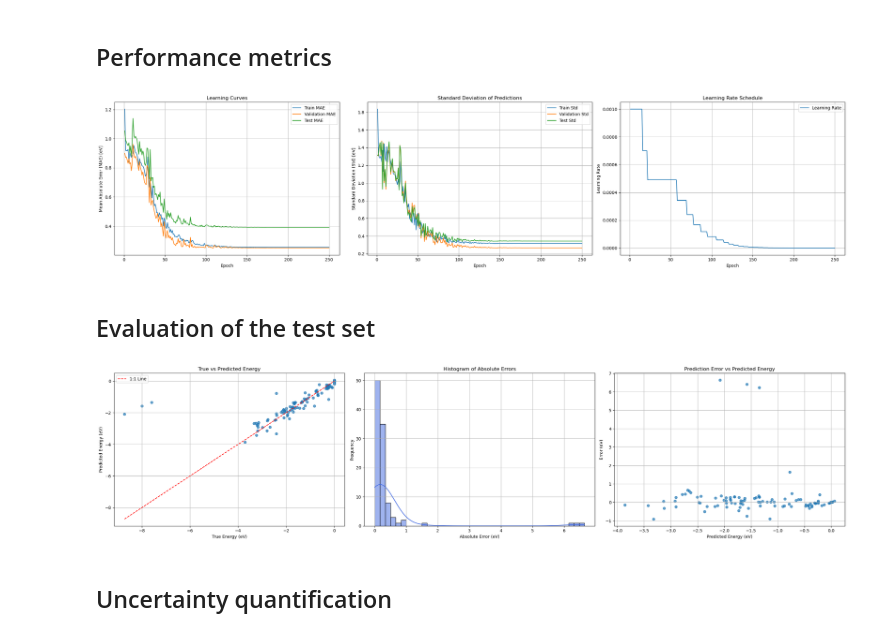
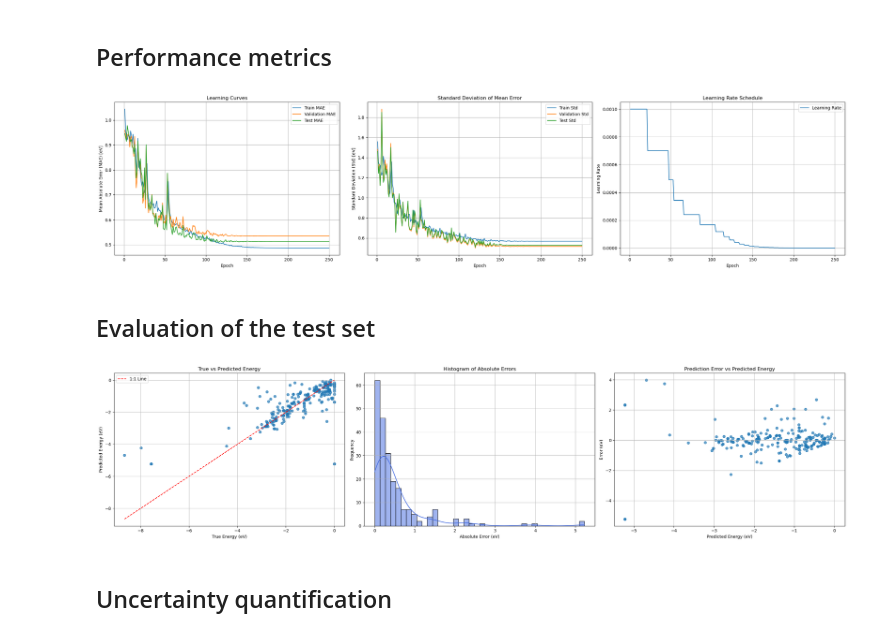
Before and after one commit to LopezGroup-ICIQ/oxides_ML, a Jupyter notebook: notebooks/ML_data_analysis.ipynb, the cells around one changed output. Saved outputs shown, nothing was run; the diff lists cells and outputs as text; code cells hidden in the pictures.

```diff
--- a/notebooks/ML_data_analysis.ipynb
+++ b/notebooks/ML_data_analysis.ipynb
@@ -6,7 +6,7 @@ import matplotlib.pyplot as plt
 import os
 
 # Load data
-directory = "firsttest/test10"
+directory = "batch_size/input"
 
 df_training     = pd.read_csv(os.path.join("/home/tvanhout/oxides_ML/models", directory , "training.csv"))
 df_train_set    = pd.read_csv(os.path.join("/home/tvanhout/oxides_ML/models", directory , "train_set.csv"))
@@ -24,35 +24,35 @@ axs[0].plot(df_training['Epoch'], df_training['Val_MAE_eV'], label='Validation M
 axs[0].plot(df_training['Epoch'], df_training['Test_MAE_eV'], label='Test MAE')
 
 axs[0].set_xlabel('Epoch')
 axs[0].set_ylabel('Mean Absolute Error (MAE) [eV]')
 axs[0].set_title('Learning Curves')
 axs[0].legend()
 axs[0].grid(True)
 
 # Standard Deviation of Predictions (Train, Val, Test Std)
 axs[1].plot(df_training['Epoch'], df_training['Train_std_eV'], label='Train Std')
 axs[1].plot(df_training['Epoch'], df_training['Val_std_eV'], label='Validation Std')
 axs[1].plot(df_training['Epoch'], df_training['Test_std_eV'], label='Test Std')
 
 axs[1].set_xlabel('Epoch')
 axs[1].set_ylabel('Standard Deviation (Std) [eV]')
-axs[1].set_title('Standard Deviation of Predictions')
+axs[1].set_title('Standard Deviation of Mean Error')
 axs[1].legend()
 axs[1].grid(True)
 
 # Learning Rate Schedule
 axs[2].plot(df_training['Epoch'], df_training['Learning_Rate'], label='Learning Rate')
 
 axs[2].set_xlabel('Epoch')
 axs[2].set_ylabel('Learning Rate')
 axs[2].set_title('Learning Rate Schedule')
 axs[2].legend()
 axs[2].grid(True)
 
 plt.tight_layout()
 plt.show()
 # %% [output]
-[figure, old version]
+[figure, new version]
 # %% [markdown]
 ##  Evaluation of the test set
 # %%
@@ -86,7 +86,7 @@ axes[2].grid(True)
 plt.tight_layout()
 plt.show()
 # %% [output]
-[figure, old version]
+[figure, new version]
 # %% [markdown]
 ## Uncertainty quantification
 # %%
```
Also changed, not shown: parts of 6 cells of this notebook, 27 other files.
